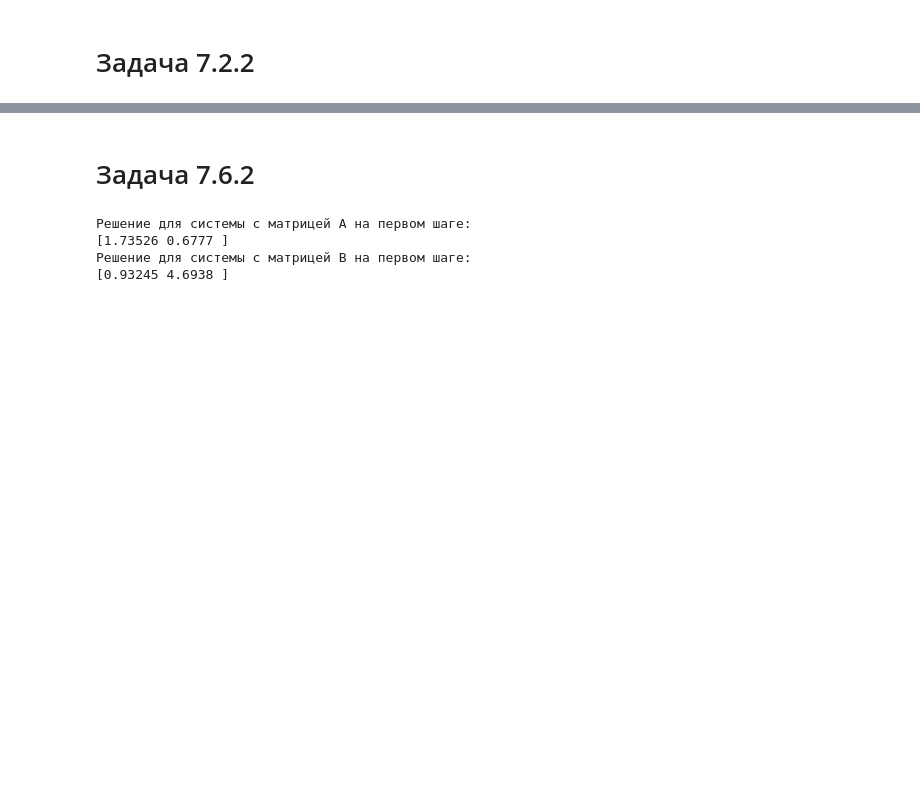
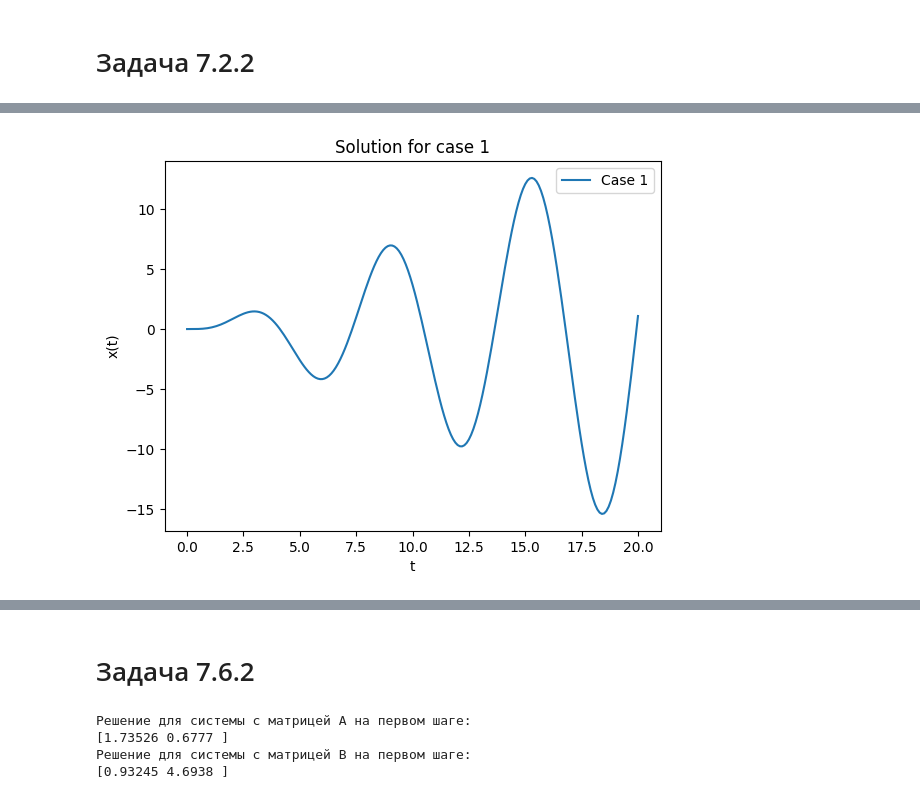
Before and after one commit to Syorito7/Tasks, a Jupyter notebook: HSE/Course_3/Numerical Methods/Laba_6/Indyuchenko_Nikita_BPM212_lab_6_numerical_methods.ipynb, the cells around one changed output, grey strips where cells are left out. Saved outputs shown, nothing was run; the diff lists cells and outputs as text; code cells hidden in the pictures; blank space fills up the shorter version.

```diff
--- a/HSE/Course_3/Numerical Methods/Laba_6/Indyuchenko_Nikita_BPM212_lab_6_numerical_methods.ipynb
+++ b/HSE/Course_3/Numerical Methods/Laba_6/Indyuchenko_Nikita_BPM212_lab_6_numerical_methods.ipynb
@@ -270,0 +305,94 @@ plt.show()
+# %%
+def rkfixed(f, t0, y0, T, h):
+    """
+    Реализует метод Рунге-Кутты 4-го порядка для численного решения задачи Коши для системы ОДУ первого порядка.
+
+    Параметры:
+    ----------
+    f : function
+        Функция правой части системы ОДУ, которая принимает два аргумента: текущее время t и текущее значение вектора состояний y.
+        Возвращает массив производных.
+    t0 : float
+        Начальное значение времени.
+    y0 : array_like
+        Начальное значение вектора состояний. Массив из начальных значений для каждой переменной.
+    T : float
+        Конечное значение времени, до которого проводится интегрирование.
+    h : float
+        Шаг интегрирования.
+
+    Возвращает:
+    ----------
+    tuple
+        Два numpy массива:
+        - t_values: массив значений времени.
+        - y_values: массив значений вектора состояний в соответствующих временных точках.
+    """
+    n_steps = int((T - t0) / h)
+    t_values = np.linspace(t0, T, n_steps + 1)
+    y_values = np.zeros((n_steps + 1, len(y0)))
+
+    t_values[0] = t0
+    y_values[0] = y0
+
+    for i in range(n_steps):
+        t = t_values[i]
+        y = y_values[i]
+
+        k1 = h * f(t, y)
+        k2 = h * f(t + h/2, y + k1/2)
+        k3 = h * f(t + h/2, y + k2/2)
+        k4 = h * f(t + h, y + k3)
+
+        y_values[i + 1] = y + (k1 + 2*k2 + 2*k3 + k4) / 6
+
+    return t_values, y_values
+
+# Функция для системы ОДУ
+def system(t, y, H, k, m, f):
+    x1, x2 = y
+    dx1dt = x2
+    dx2dt = (f(t) - H * x2 - k * x1) / m
+    return np.array([dx1dt, dx2dt])
+
+# Функция внешней силы
+def f1(t):
+    return t * np.sin(t)
+
+# Решение задачи для заданных параметров
+def solve_system(H, k, m, f, x0, v0, T):
+    t0 = 0
+    h = 0.1
+    y0 = [x0, v0]
+    t_values, y_values = rkfixed(lambda t, y: system(t, y, H, k, m, f), t0, y0, T, h)
+    x_values = y_values[:, 0]
+    return t_values, x_values
+
+# Задание параметров
+parameters = [
+    {'H': 1, 'k': 1, 'm': 0.5, 'f': f1, 'x0': 0, 'v0': 0, 'T': 20},
+    {'H': 1, 'k': 1, 'm': 0.5, 'f': lambda t: 0, 'x0': 0, 'v0': -10, 'T': 20},
+    {'H': 1, 'k': 1, 'm': 0.5, 'f': f1, 'x0': 0, 'v0': -50, 'T': 20}
+]
+
+# Решение задачи и построение графиков
+for i, params in enumerate(parameters):
+    t_values, x_values = solve_system(**params)
+    plt.plot(t_values, x_values, label=f'Case {i+1}')
+    plt.title(f'Solution for case {i+1}')
+    plt.xlabel('t')
+    plt.ylabel('x(t)')
+    plt.legend()
+    plt.show()
+
+    # Определение максимума и минимума
+    max_x = np.max(x_values)
+    min_x = np.min(x_values)
+    max_t = t_values[np.argmax(x_values)]
+    min_t = t_values[np.argmin(x_values)]
+
+    print(f"Case {i+1}:")
+    print(f"Max x(t): {max_x} at t = {max_t}")
+    print(f"Min x(t): {min_x} at t = {min_t}")
+# %% [output]
+[figure, added]
```
Also changed, not shown: parts of 16 cells of this notebook, 3 other files.
